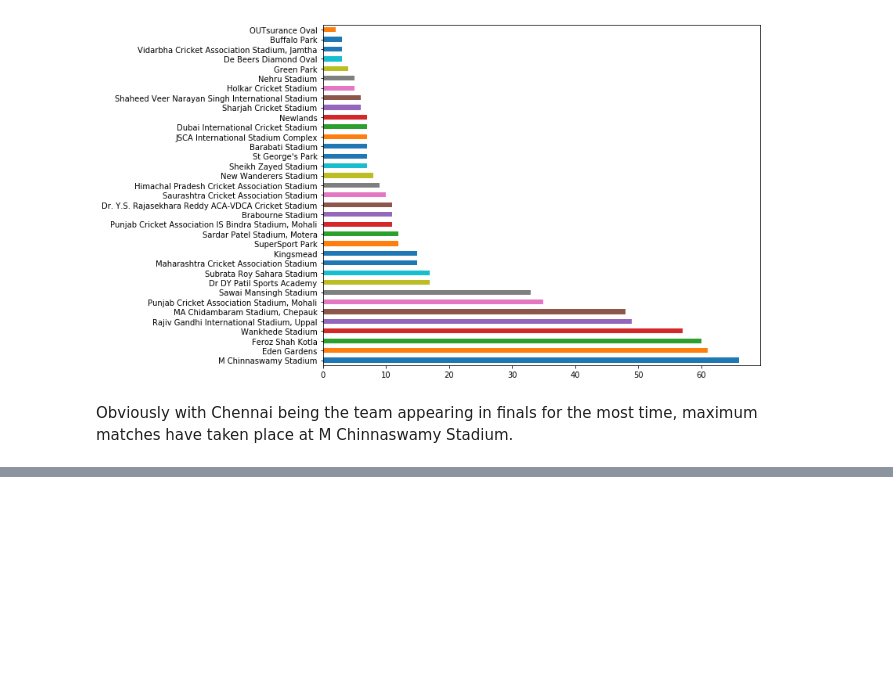
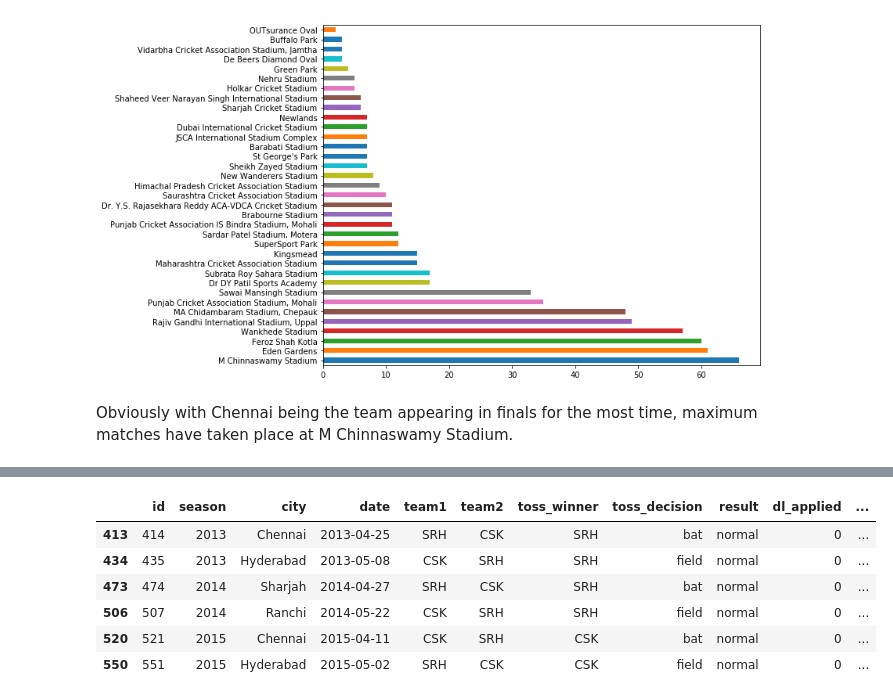
Before and after one commit to TheRochVoices/experiments-with-data, a Jupyter notebook: IPLDataset/ipl.ipynb, the cells around one changed output, grey strips where cells are left out. Drawn from its saved outputs; the diff is of its cells as text; code cells hidden in the pictures; blank space fills up the shorter version.

```diff
--- a/IPLDataset/ipl.ipynb
+++ b/IPLDataset/ipl.ipynb
@@ -116,0 +124,10 @@ Obviously with Chennai being the team appearing in finals for the most time, max
+# %%
+cvs
+# %% [output]
+|  | id | season | city | date | team1 | team2 | toss_winner | toss_decision | result | dl_applied | ... |
+| 413 | 414 | 2013 | Chennai | 2013-04-25 | SRH | CSK | SRH | bat | normal | 0 | ... |
+| 434 | 435 | 2013 | Hyderabad | 2013-05-08 | CSK | SRH | SRH | field | normal | 0 | ... |
+| 473 | 474 | 2014 | Sharjah | 2014-04-27 | SRH | CSK | SRH | bat | normal | 0 | ... |
+| 506 | 507 | 2014 | Ranchi | 2014-05-22 | CSK | SRH | SRH | field | normal | 0 | ... |
+| 520 | 521 | 2015 | Chennai | 2015-04-11 | CSK | SRH | CSK | bat | normal | 0 | ... |
+| 550 | 551 | 2015 | Hyderabad | 2015-05-02 | SRH | CSK | CSK | field | normal | 0 | ... |
```
Also changed, not shown: parts of 3 cells of this notebook.
